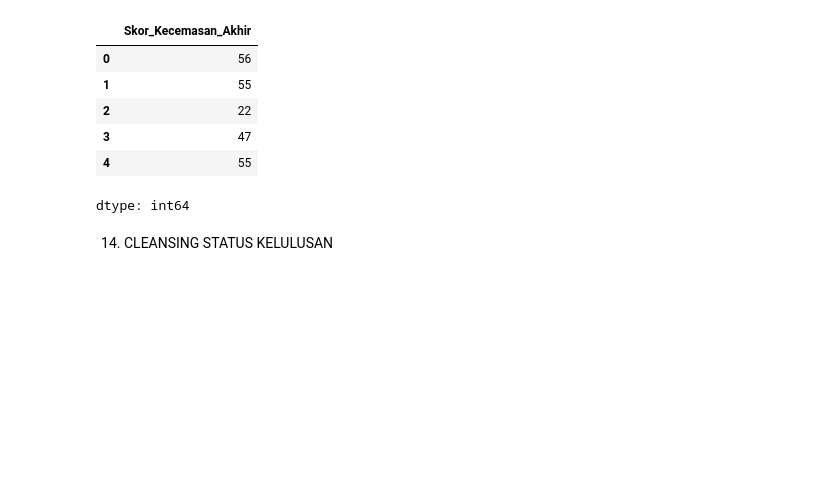
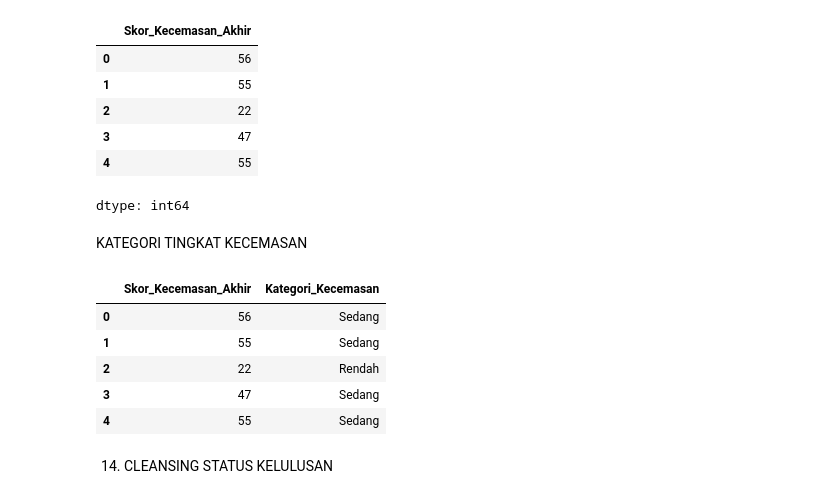
Before and after one commit to Dzikriyah/2418048_DataCleansing, a Jupyter notebook: 2418048DataCleansing.ipynb, the cells around one changed output. Drawn from its saved outputs; the diff is of its cells as text; code cells hidden in the pictures; blank space fills up the shorter version.

```diff
--- a/2418048DataCleansing.ipynb
+++ b/2418048DataCleansing.ipynb
@@ -477,6 +505,42 @@ data['Skor_Kecemasan_Akhir'].head()
 | 3 | 47 |
 | 4 | 55 |
 dtype: int64
+# %% [markdown]
+KATEGORI TINGKAT KECEMASAN
+# %%
+# Membuat kategori tingkat kecemasan
+def kategori_kecemasan(nilai):
+    if nilai < 40:
+        return 'Rendah'
+    elif nilai < 70:
+        return 'Sedang'
+    else:
+        return 'Tinggi'
+
+data['Kategori_Kecemasan'] = data['Skor_Kecemasan_Akhir'].apply(
+    kategori_kecemasan
+)
+
+# Memindahkan Kategori_Kecemasan tepat setelah Skor_Kecemasan_Akhir
+kolom = data.columns.tolist()
+
+kolom.remove('Kategori_Kecemasan')
+
+posisi = kolom.index('Skor_Kecemasan_Akhir') + 1
+
+kolom.insert(posisi, 'Kategori_Kecemasan')
+
+data = data[kolom]
+
+# Melihat hasil
+data[['Skor_Kecemasan_Akhir', 'Kategori_Kecemasan']].head()
+# %% [output]
+|  | Skor_Kecemasan_Akhir | Kategori_Kecemasan |
+| 0 | 56 | Sedang |
+| 1 | 55 | Sedang |
+| 2 | 22 | Rendah |
+| 3 | 47 | Sedang |
+| 4 | 55 | Sedang |
 # %% [markdown]
 14. CLEANSING STATUS KELULUSAN
 # %%
```
Also changed, not shown: parts of 4 cells of this notebook.
